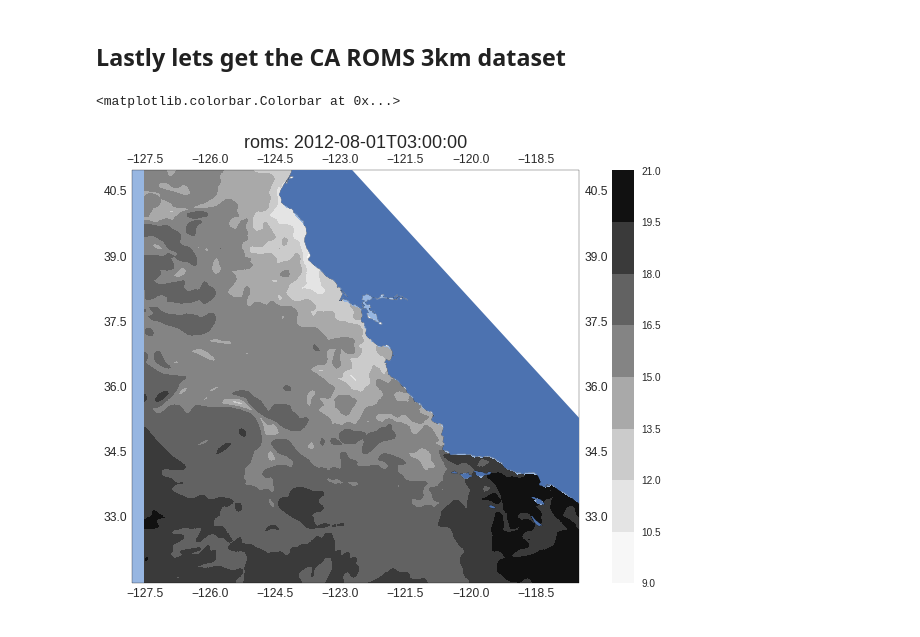
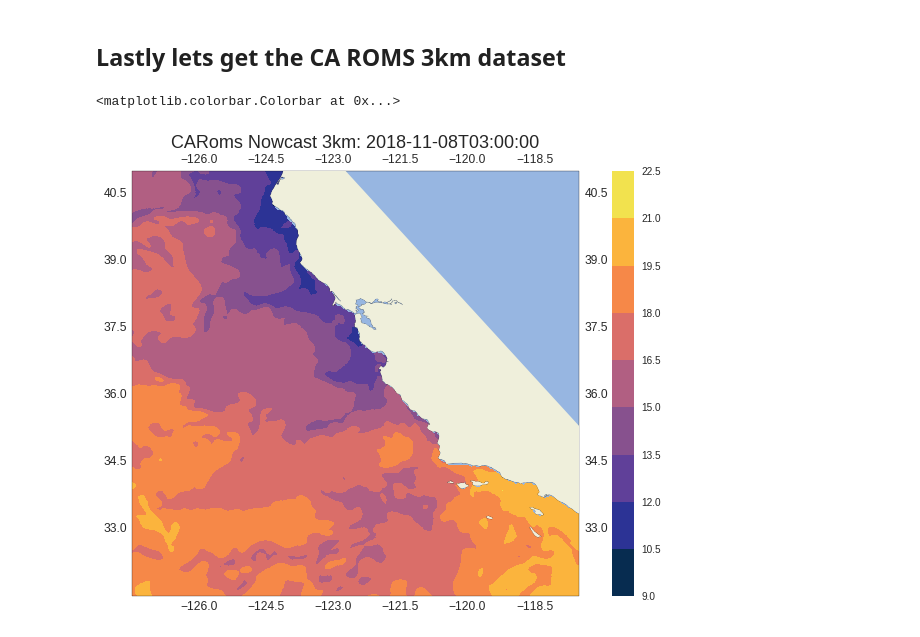
Before and after one commit to CeNCOOS/shoreERDDAP, a Jupyter notebook: CeNCOOS_erddap_example.ipynb, the cells around one changed output. Drawn from its saved outputs; the diff is of its cells as text; code cells hidden in the pictures.

```diff
--- a/CeNCOOS_erddap_example.ipynb
+++ b/CeNCOOS_erddap_example.ipynb
@@ -52,16 +62,15 @@ def make_map(projection=ccrs.PlateCarree(),extent=(-130.5,-116.75,31,42)):
         subplot_kw={'projection': projection},
         figsize=(9, 12)
     )
+    ax.background_patch.set_facecolor(cfeature.COLORS['water'])
     ax.set_extent(extent, crs=ccrs.PlateCarree())
     gl = ax.gridlines(draw_labels=True,)
     gl.xlines = False
     gl.ylines = False
     ax.coastlines('10m', zorder=20)
-    coast_50m = cfeature.NaturalEarthFeature(category='physical', name='coastline', scale='10m')
-    ax.add_feature(coast_50m, zorder=20)
-    ocean_50m  = cfeature.NaturalEarthFeature(category='physical', name='ocean',
-                            scale='50m', facecolor=cfeature.COLORS['water'])
-    ax.add_feature(ocean_50m,zorder=0)
+    coast_10m = cfeature.NaturalEarthFeature(category='physical', name='coastline',
+                                             scale='10m', facecolor=cfeature.COLORS['land'])
+    ax.add_feature(coast_10m, zorder=20)
     return fig, ax
 # %% [markdown]
 First get the MLML seawater intake.
@@ -264,15 +260,16 @@ nowcast_surface = roms_ds.isel(depth=0,time=-1)
 nowcast_temp = nowcast_surface['temp']
 xx_roms,yy_roms = np.meshgrid(nowcast_surface['lon'],nowcast_surface['lat'])
 # %%
+# Plot the data
 fig, ax = make_map()
 ax.set_ylim(31.5,41)
-ax.set_xlim(-127.8,-117.5)
-im = ax.contourf(xx_roms,yy_roms,nowcast_temp)
-ax.set_title("roms: "+ str(roms_ds.time.values[0])[:-10],y=1.04,size=18)
+ax.set_xlim(-127.5,-117.5)
+im = ax.contourf(xx_roms,yy_roms,nowcast_temp, cmap=cm.thermal)
+ax.set_title("CARoms Nowcast 3km: "+ str(roms_ds.time.values[-1])[:-10],y=1.04,size=18)
 divider = make_axes_locatable(ax)
 ax_cb = divider.new_horizontal(size="5%", pad=0.45, axes_class=plt.Axes)
 fig.add_axes(ax_cb)
 plt.colorbar(im, cax=ax_cb)
 # %% [output]
 <matplotlib.colorbar.Colorbar at 0x...>
-[figure, old version]
+[figure, new version]
```
Also changed, not shown: parts of 11 cells of this notebook.
